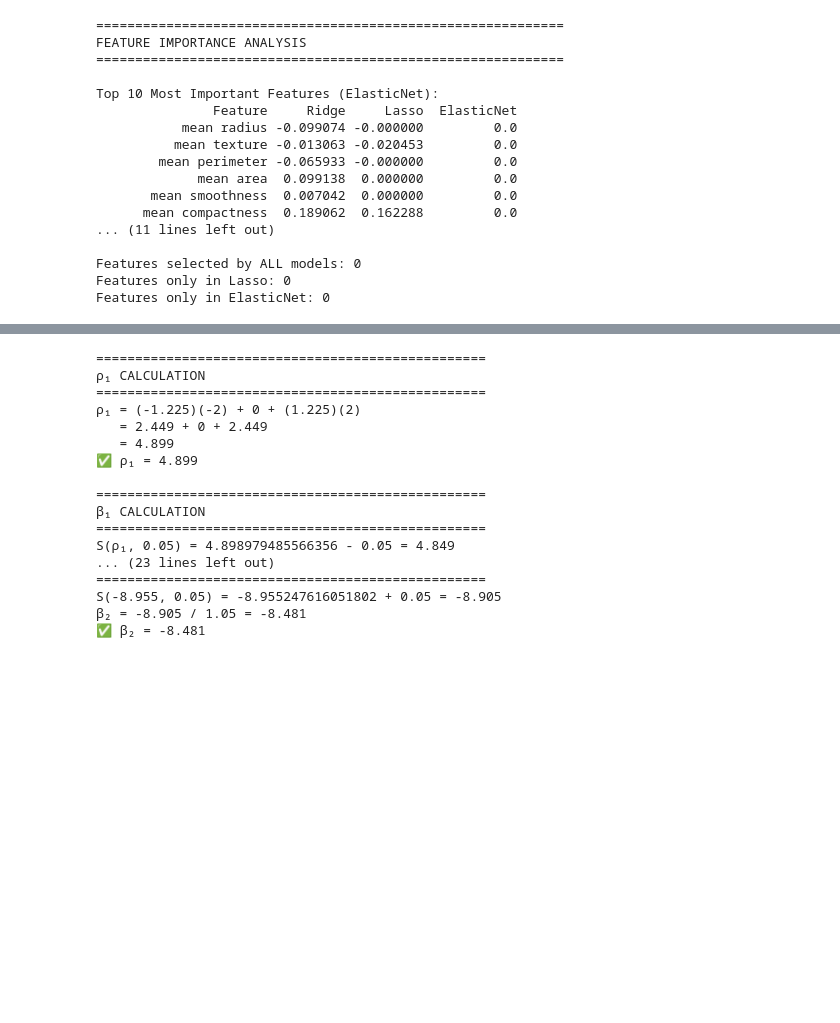
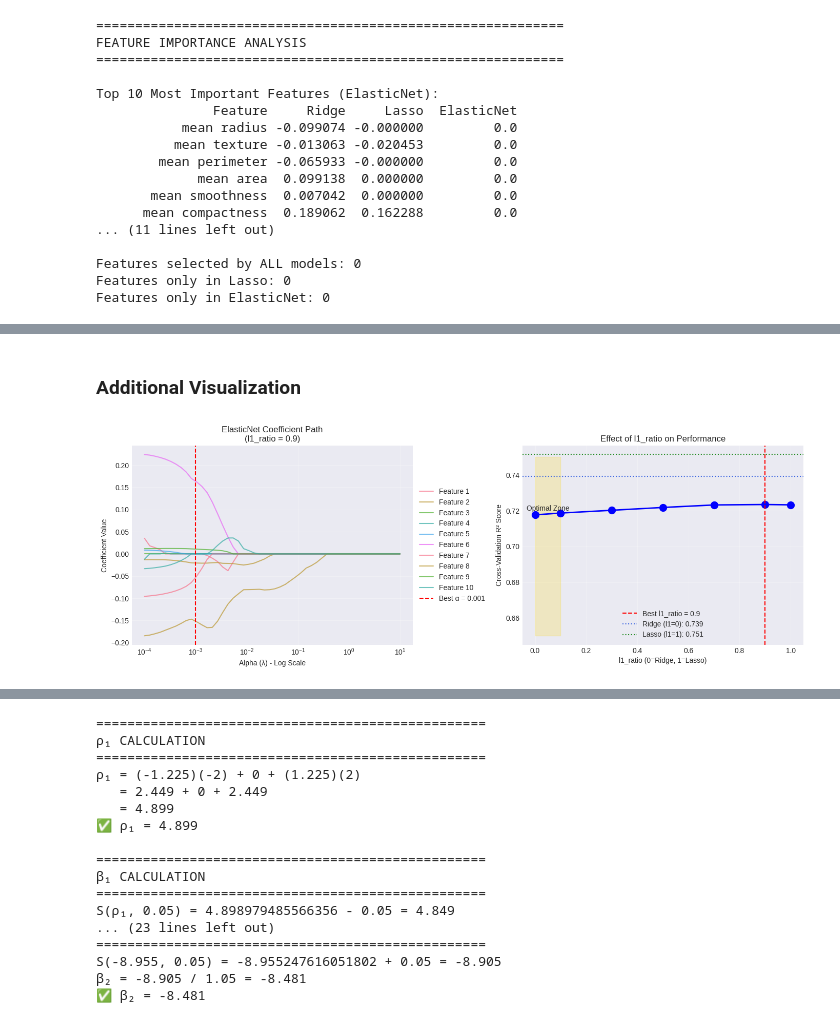
Before and after one commit to hima879/aiml, a Jupyter notebook: practice/ElasticNet.ipynb, the cells around one changed output, grey strips where cells are left out. Drawn from its saved outputs; the diff is of its cells as text; code cells hidden in the pictures; blank space fills up the shorter version.

```diff
--- a/practice/ElasticNet.ipynb
+++ b/practice/ElasticNet.ipynb
@@ -675,0 +731,61 @@ Features only in ElasticNet: 0
+# %% [markdown]
+### Additional Visualization
+# %%
+# Cell 16: ElasticNet Specific Visualizations
+fig, axes = plt.subplots(1, 2, figsize=(14, 5))
+
+# 1. Coefficient path as function of alpha (for fixed l1_ratio)
+ax = axes[0]
+alphas_path = np.logspace(-4, 1, 50)
+coeff_paths = []
+
+for alpha in alphas_path:
+    en = ElasticNet(alpha=alpha, l1_ratio=best_params['l1_ratio'],
+                    random_state=42, max_iter=10000)
+    en.fit(X_train_scaled, y_train)
+    coeff_paths.append(en.coef_)
+
+coeff_paths = np.array(coeff_paths)
+
+for i in range(min(10, coeff_paths.shape[1])):
+    ax.semilogx(alphas_path, coeff_paths[:, i], label=f'Feature {i+1}',
+                alpha=0.7, linewidth=1.5)
+
+ax.axvline(best_params['alpha'], color='red', linestyle='--',
+           label=f'Best α = {best_params["alpha"]}')
+ax.set_xlabel('Alpha (λ) - Log Scale')
+ax.set_ylabel('Coefficient Value')
+ax.set_title(f'ElasticNet Coefficient Path\n(l1_ratio = {best_params["l1_ratio"]:.1f})')
+ax.legend(loc='center left', bbox_to_anchor=(1, 0.5))
+ax.grid(True, alpha=0.3)
+
+# 2. l1_ratio effect on performance
+ax = axes[1]
+l1_test = [0.0, 0.1, 0.3, 0.5, 0.7, 0.9, 1.0]
+best_scores = []
+
+for l1 in l1_test:
+    en_temp = ElasticNet(alpha=best_params['alpha'], l1_ratio=l1,
+                         random_state=42, max_iter=10000)
+    scores = cross_val_score(en_temp, X_train_scaled, y_train, cv=5, scoring='r2')
+    best_scores.append(scores.mean())
+
+ax.plot(l1_test, best_scores, 'bo-', linewidth=2, markersize=10)
+ax.axvline(best_params['l1_ratio'], color='red', linestyle='--',
+           label=f'Best l1_ratio = {best_params["l1_ratio"]:.1f}')
+ax.axhline(ridge_test_r2, color='royalblue', linestyle=':',
+           label=f'Ridge (l1=0): {ridge_test_r2:.3f}')
+ax.axhline(lasso_test_r2, color='forestgreen', linestyle=':',
+           label=f'Lasso (l1=1): {lasso_test_r2:.3f}')
+ax.fill_between([0, 0.1], 0.65, 0.75, alpha=0.2, color='gold')
+ax.text(0.05, 0.72, 'Optimal Zone', fontsize=10, ha='center')
+ax.set_xlabel('l1_ratio (0=Ridge, 1=Lasso)')
+ax.set_ylabel('Cross-Validation R² Score')
+ax.set_title('Effect of l1_ratio on Performance')
+ax.legend()
+ax.grid(True, alpha=0.3)
+
+plt.tight_layout()
+plt.show()
+# %% [output]
+[figure, added]
```
Also changed, not shown: parts of 2 cells of this notebook.
